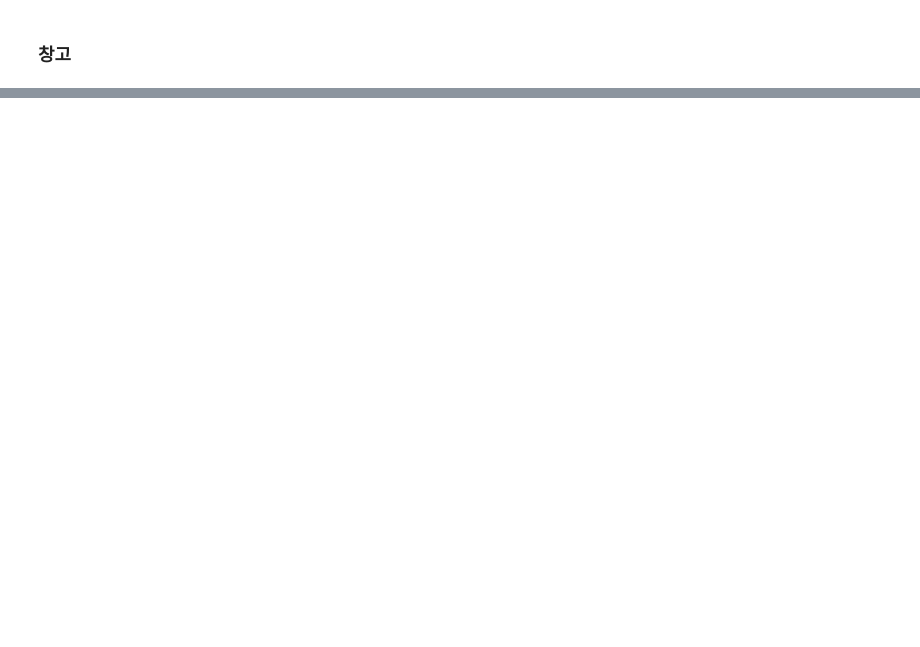
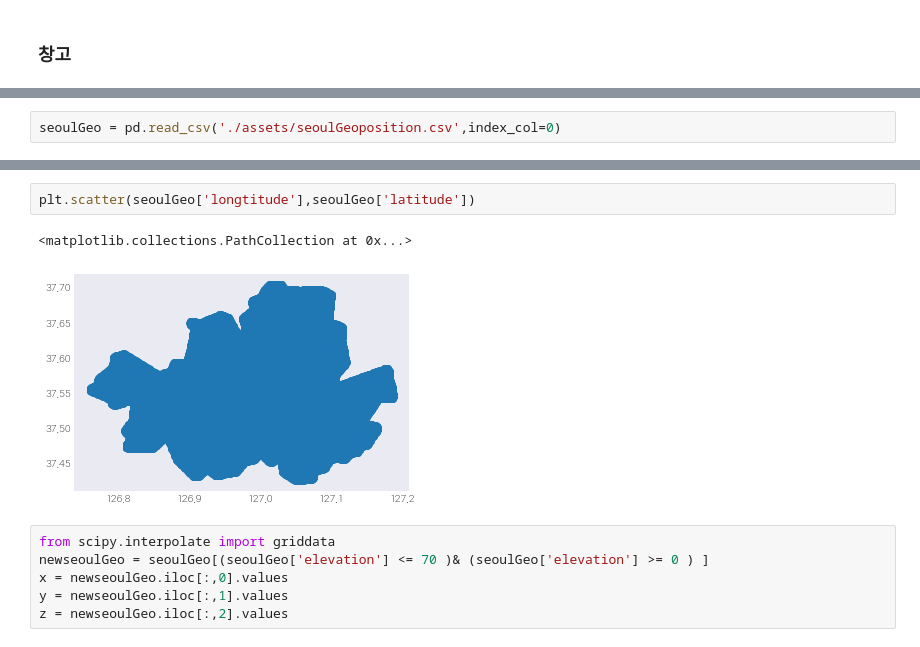
Before and after one commit to yangoos57/seoulBikeProject, a Jupyter notebook: backend/ExtractBikeTourplots.ipynb, the cells around one changed output, grey strips where cells are left out. Saved outputs shown, nothing was run; the diff lists cells and outputs as text; blank space fills up the shorter version.

```diff
--- a/backend/ExtractBikeTourplots.ipynb
+++ b/backend/ExtractBikeTourplots.ipynb
@@ -840,0 +888,2 @@ haversineOneStation(207,station)
+# %%
+seoulGeo = pd.read_csv('./assets/seoulGeoposition.csv',index_col=0)
@@ -840,0 +916,11 @@ haversineOneStation(207,station)
+# %%
+plt.scatter(seoulGeo['longtitude'],seoulGeo['latitude'])
+# %% [output]
+<matplotlib.collections.PathCollection at 0x...>
+[figure, added]
+# %%
+from scipy.interpolate import griddata
+newseoulGeo = seoulGeo[(seoulGeo['elevation'] <= 70 )& (seoulGeo['elevation'] >= 0 ) ]
+x = newseoulGeo.iloc[:,0].values
+y = newseoulGeo.iloc[:,1].values
+z = newseoulGeo.iloc[:,2].values
```
Also changed, not shown: parts of 42 cells of this notebook, 4 other files.
